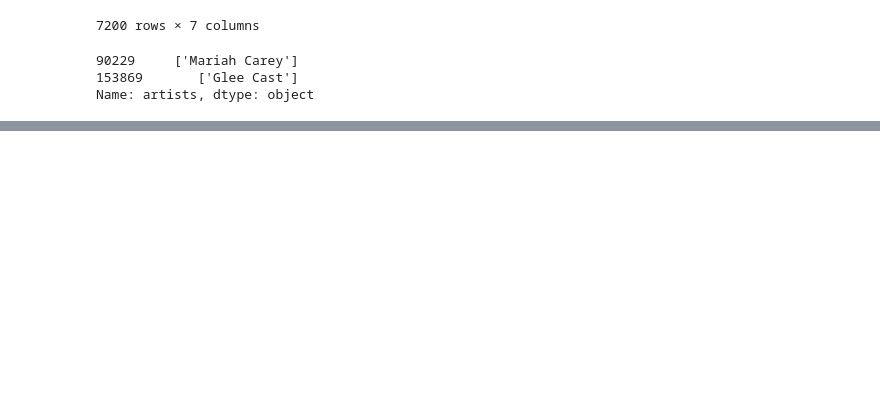
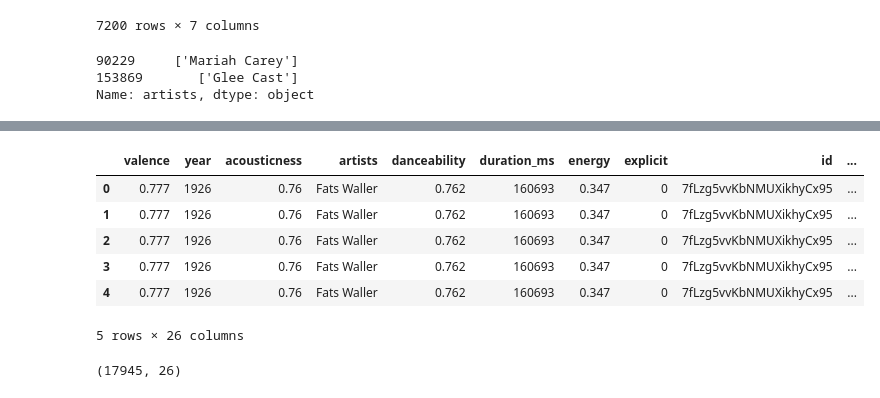
Before and after one commit to Corters22/BeforeYouSayIDoApp, a Jupyter notebook: project 3 - machine learning/data_cleanup.ipynb, the cells around one changed output, grey strips where cells are left out. Drawn from its saved outputs; the diff is of its cells as text; code cells hidden in the pictures; blank space fills up the shorter version.

```diff
--- a/project 3 - machine learning/Untitled.ipynb
+++ b/project 3 - machine learning/data_cleanup.ipynb
@@ -137,0 +153,17 @@ Name: artists, Length: 227815, dtype: object
+# %%
+##Merging the data_df and current_charts_df
+merged_df = pd.merge(data_df, current_charts_df, left_on ='name', right_on= 'song' )
+# %%
+merged_df.head()
+# %% [output]
+|  | valence | year | acousticness | artists | danceability | duration_ms | energy | explicit | id | ... |
+| 0 | 0.777 | 1926 | 0.76 | Fats Waller | 0.762 | 160693 | 0.347 | 0 | 7fLzg5vvKbNMUXikhyCx95 | ... |
+| 1 | 0.777 | 1926 | 0.76 | Fats Waller | 0.762 | 160693 | 0.347 | 0 | 7fLzg5vvKbNMUXikhyCx95 | ... |
+| 2 | 0.777 | 1926 | 0.76 | Fats Waller | 0.762 | 160693 | 0.347 | 0 | 7fLzg5vvKbNMUXikhyCx95 | ... |
+| 3 | 0.777 | 1926 | 0.76 | Fats Waller | 0.762 | 160693 | 0.347 | 0 | 7fLzg5vvKbNMUXikhyCx95 | ... |
+| 4 | 0.777 | 1926 | 0.76 | Fats Waller | 0.762 | 160693 | 0.347 | 0 | 7fLzg5vvKbNMUXikhyCx95 | ... |
+5 rows × 26 columns
+# %%
+merged_df.shape
+# %% [output]
+(17945, 26)
```
Also changed, not shown: parts of 5 cells of this notebook.
